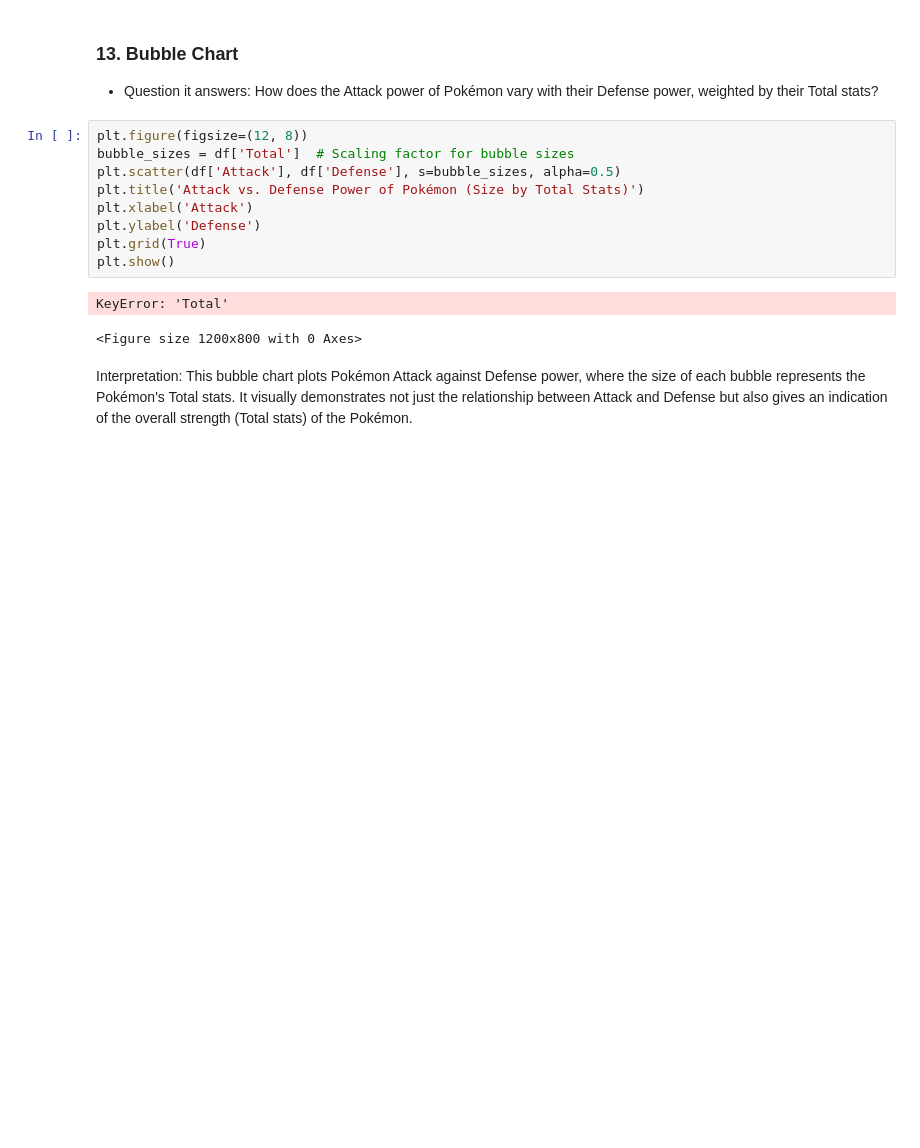
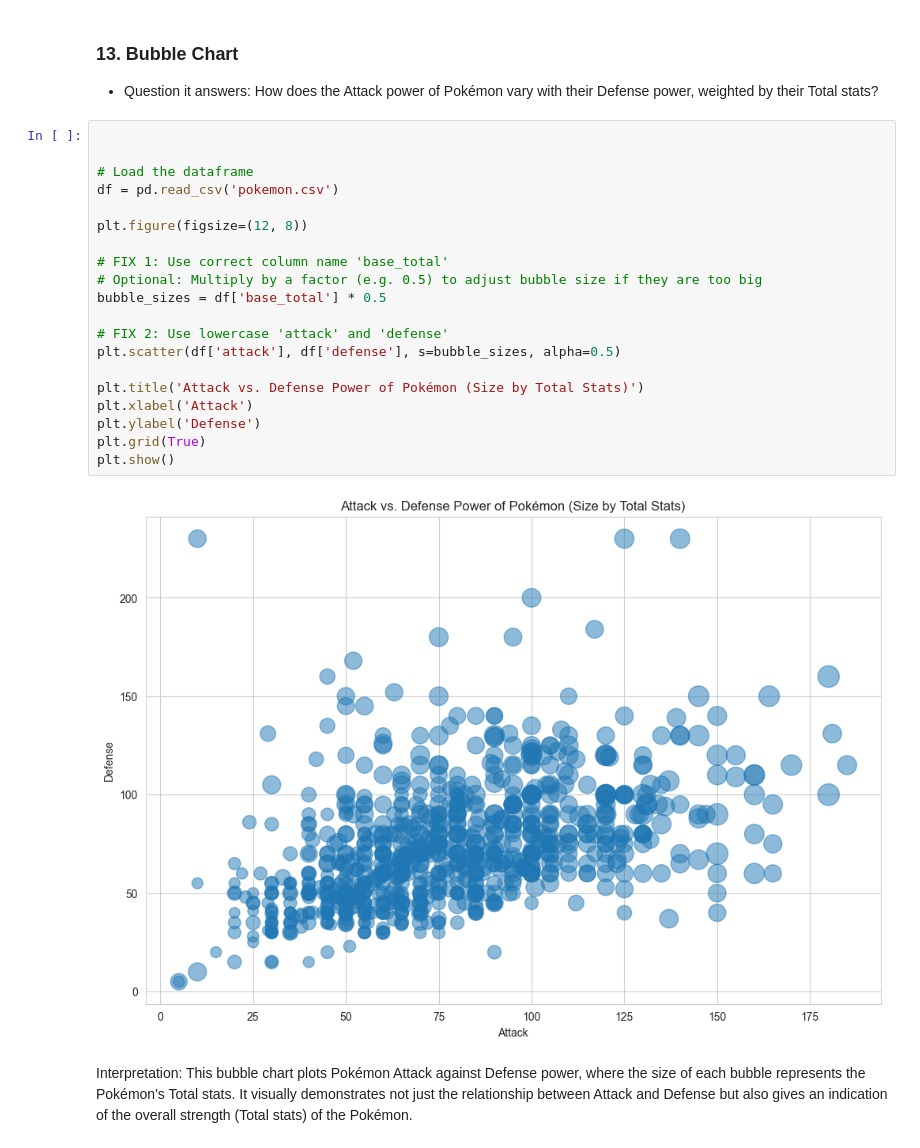
Before and after one commit to pilotbear-coder/DAE-Project, a Jupyter notebook: 7275/wk2/H2L1.ipynb, the cells around one changed output. Cells and saved outputs as stored; diff of their text form; blank space fills up the shorter version.

```diff
--- a/7275/wk2/H2L1.ipynb
+++ b/7275/wk2/H2L1.ipynb
@@ -853,17 +853,27 @@ This area chart provides a visual comparison of the average Speed between Legend
 ### 13. Bubble Chart
 - Question it answers: How does the Attack power of Pokémon vary with their Defense power, weighted by their Total stats?
 # %%
+
+
+# Load the dataframe
+df = pd.read_csv('pokemon.csv')
+
 plt.figure(figsize=(12, 8))
-bubble_sizes = df['Total']  # Scaling factor for bubble sizes
-plt.scatter(df['Attack'], df['Defense'], s=bubble_sizes, alpha=0.5)
+
+# FIX 1: Use correct column name 'base_total'
+# Optional: Multiply by a factor (e.g. 0.5) to adjust bubble size if they are too big
+bubble_sizes = df['base_total'] * 0.5
+
+# FIX 2: Use lowercase 'attack' and 'defense'
+plt.scatter(df['attack'], df['defense'], s=bubble_sizes, alpha=0.5)
+
 plt.title('Attack vs. Defense Power of Pokémon (Size by Total Stats)')
 plt.xlabel('Attack')
 plt.ylabel('Defense')
 plt.grid(True)
 plt.show()
 # %% [output]
-KeyError: 'Total'
-<Figure size 1200x800 with 0 Axes>
+[figure, added]
 # %% [markdown]
 Interpretation:
 This bubble chart plots Pokémon Attack against Defense power, where the size of each bubble represents the Pokémon's Total stats. It visually demonstrates not just the relationship between Attack and Defense but also gives an indication of the overall strength (Total stats) of the Pokémon.
```
Also changed, not shown: parts of 6 cells of this notebook, 1 other file.
